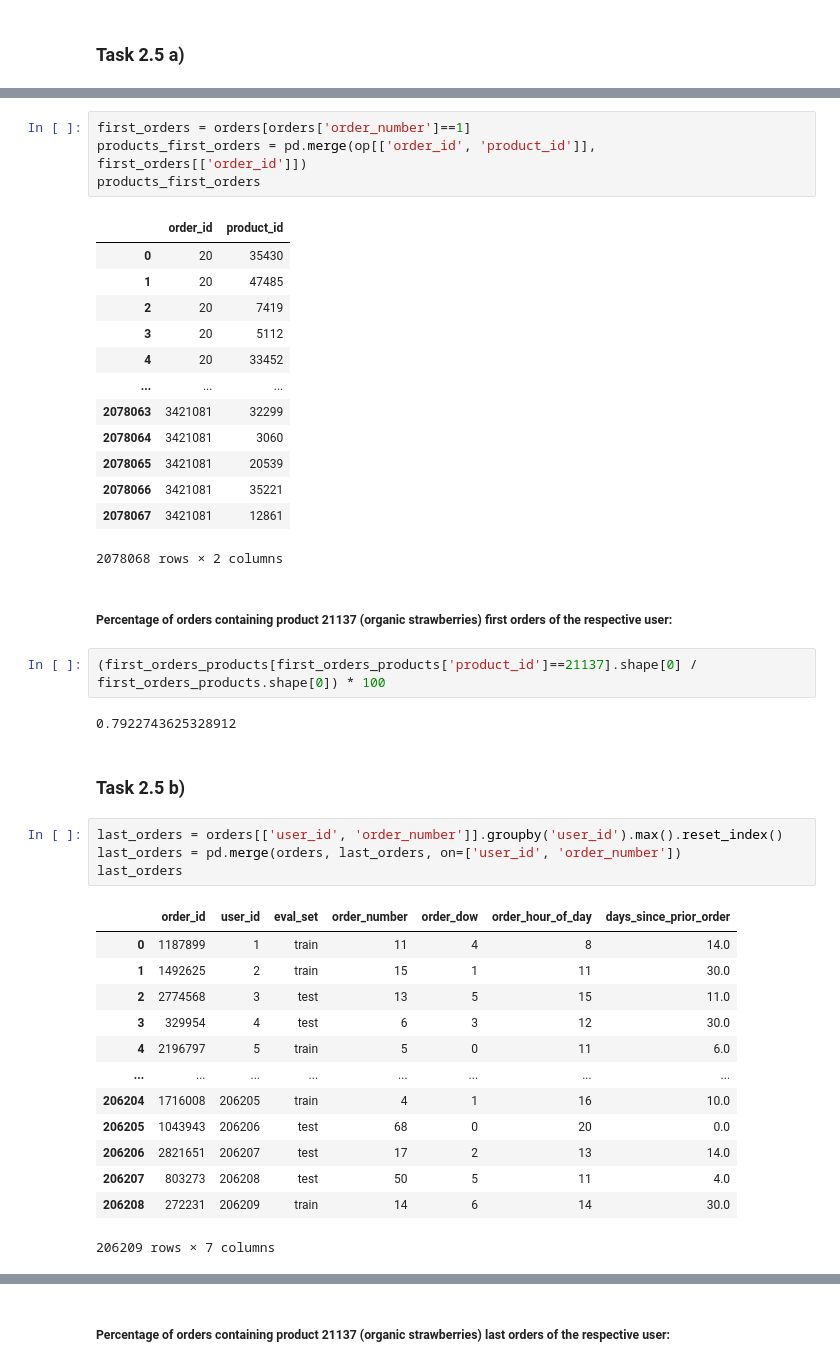
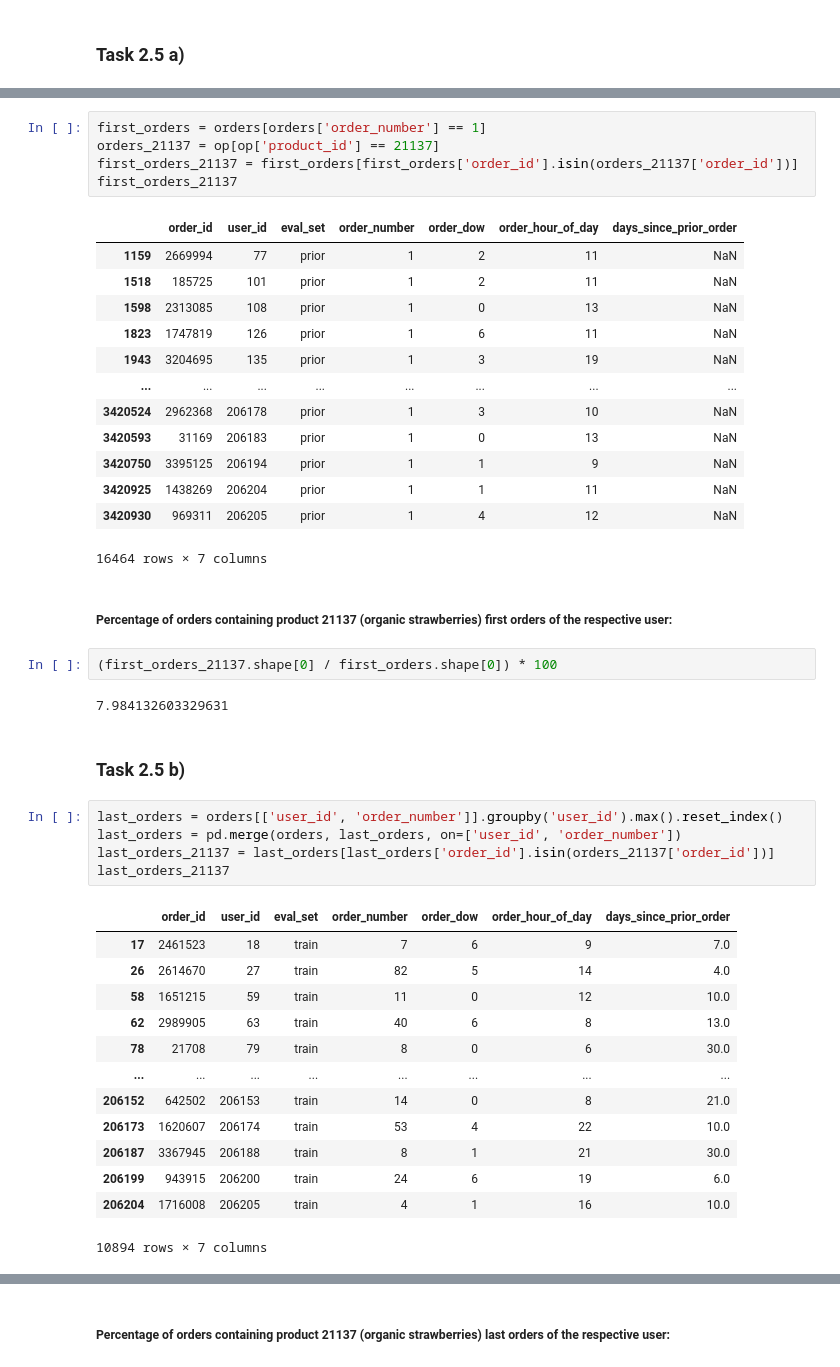
Before and after one commit to d-schneid/binary-tip-classification, a Jupyter notebook: team_07_task_2_submission.ipynb, the cells around one changed output, grey strips where cells are left out. Cells and saved outputs as stored; diff of their text form.

```diff
--- a/team_07_task_2_submission.ipynb
+++ b/team_07_task_2_submission.ipynb
@@ -145,44 +104,46 @@ op
 # %%
-first_orders = orders[orders['order_number']==1]
-products_first_orders = pd.merge(op[['order_id', 'product_id']], first_orders[['order_id']])
-products_first_orders
+first_orders = orders[orders['order_number'] == 1]
+orders_21137 = op[op['product_id'] == 21137]
+first_orders_21137 = first_orders[first_orders['order_id'].isin(orders_21137['order_id'])]
+first_orders_21137
 # %% [output]
-|  | order_id | product_id |
-| 0 | 20 | 35430 |
-| 1 | 20 | 47485 |
-| 2 | 20 | 7419 |
-| 3 | 20 | 5112 |
-| 4 | 20 | 33452 |
-| ... | ... | ... |
-| 2078063 | 3421081 | 32299 |
-| 2078064 | 3421081 | 3060 |
-| 2078065 | 3421081 | 20539 |
-| 2078066 | 3421081 | 35221 |
-| 2078067 | 3421081 | 12861 |
+|  | order_id | user_id | eval_set | order_number | order_dow | order_hour_of_day | days_since_prior_order |
+| 1159 | 2669994 | 77 | prior | 1 | 2 | 11 | NaN |
+| 1518 | 185725 | 101 | prior | 1 | 2 | 11 | NaN |
+| 1598 | 2313085 | 108 | prior | 1 | 0 | 13 | NaN |
+| 1823 | 1747819 | 126 | prior | 1 | 6 | 11 | NaN |
+| 1943 | 3204695 | 135 | prior | 1 | 3 | 19 | NaN |
+| ... | ... | ... | ... | ... | ... | ... | ... |
+| 3420524 | 2962368 | 206178 | prior | 1 | 3 | 10 | NaN |
+| 3420593 | 31169 | 206183 | prior | 1 | 0 | 13 | NaN |
+| 3420750 | 3395125 | 206194 | prior | 1 | 1 | 9 | NaN |
+| 3420925 | 1438269 | 206204 | prior | 1 | 1 | 11 | NaN |
+| 3420930 | 969311 | 206205 | prior | 1 | 4 | 12 | NaN |
-2078068 rows × 2 columns
+16464 rows × 7 columns
 # %% [markdown]
 ##### Percentage of orders containing product 21137 (organic strawberries) first orders of the respective user:
 # %%
-(first_orders_products[first_orders_products['product_id']==21137].shape[0] / first_orders_products.shape[0]) * 100
+(first_orders_21137.shape[0] / first_orders.shape[0]) * 100
 # %% [output]
-0.7922743625328912
+7.984132603329631
 # %% [markdown]
 ### Task 2.5 b)
 # %%
 last_orders = orders[['user_id', 'order_number']].groupby('user_id').max().reset_index()
 last_orders = pd.merge(orders, last_orders, on=['user_id', 'order_number'])
-last_orders
+last_orders_21137 = last_orders[last_orders['order_id'].isin(orders_21137['order_id'])]
+last_orders_21137
 # %% [output]
 |  | order_id | user_id | eval_set | order_number | order_dow | order_hour_of_day | days_since_prior_order |
-| 0 | 1187899 | 1 | train | 11 | 4 | 8 | 14.0 |
-| 1 | 1492625 | 2 | train | 15 | 1 | 11 | 30.0 |
-| 2 | 2774568 | 3 | test | 13 | 5 | 15 | 11.0 |
-| 3 | 329954 | 4 | test | 6 | 3 | 12 | 30.0 |
-| 4 | 2196797 | 5 | train | 5 | 0 | 11 | 6.0 |
+| 17 | 2461523 | 18 | train | 7 | 6 | 9 | 7.0 |
+| 26 | 2614670 | 27 | train | 82 | 5 | 14 | 4.0 |
+| 58 | 1651215 | 59 | train | 11 | 0 | 12 | 10.0 |
+| 62 | 2989905 | 63 | train | 40 | 6 | 8 | 13.0 |
+| 78 | 21708 | 79 | train | 8 | 0 | 6 | 30.0 |
 | ... | ... | ... | ... | ... | ... | ... | ... |
+| 206152 | 642502 | 206153 | train | 14 | 0 | 8 | 21.0 |
+| 206173 | 1620607 | 206174 | train | 53 | 4 | 22 | 10.0 |
+| 206187 | 3367945 | 206188 | train | 8 | 1 | 21 | 30.0 |
+| 206199 | 943915 | 206200 | train | 24 | 6 | 19 | 6.0 |
 | 206204 | 1716008 | 206205 | train | 4 | 1 | 16 | 10.0 |
-| 206205 | 1043943 | 206206 | test | 68 | 0 | 20 | 0.0 |
-| 206206 | 2821651 | 206207 | test | 17 | 2 | 13 | 14.0 |
-| 206207 | 803273 | 206208 | test | 50 | 5 | 11 | 4.0 |
-| 206208 | 272231 | 206209 | train | 14 | 6 | 14 | 30.0 |
-206209 rows × 7 columns
+10894 rows × 7 columns
```
Also changed, not shown: parts of 12 cells of this notebook, 1 other file.
